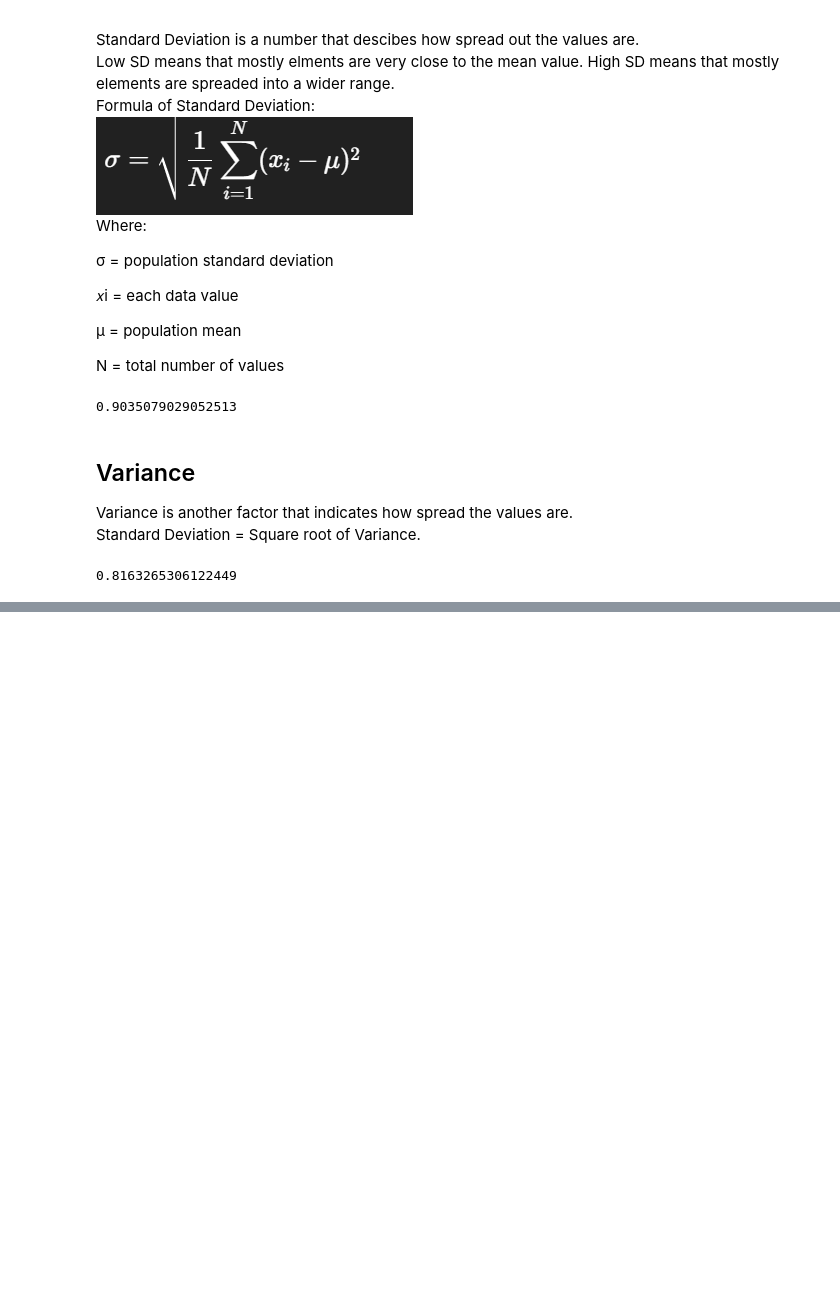
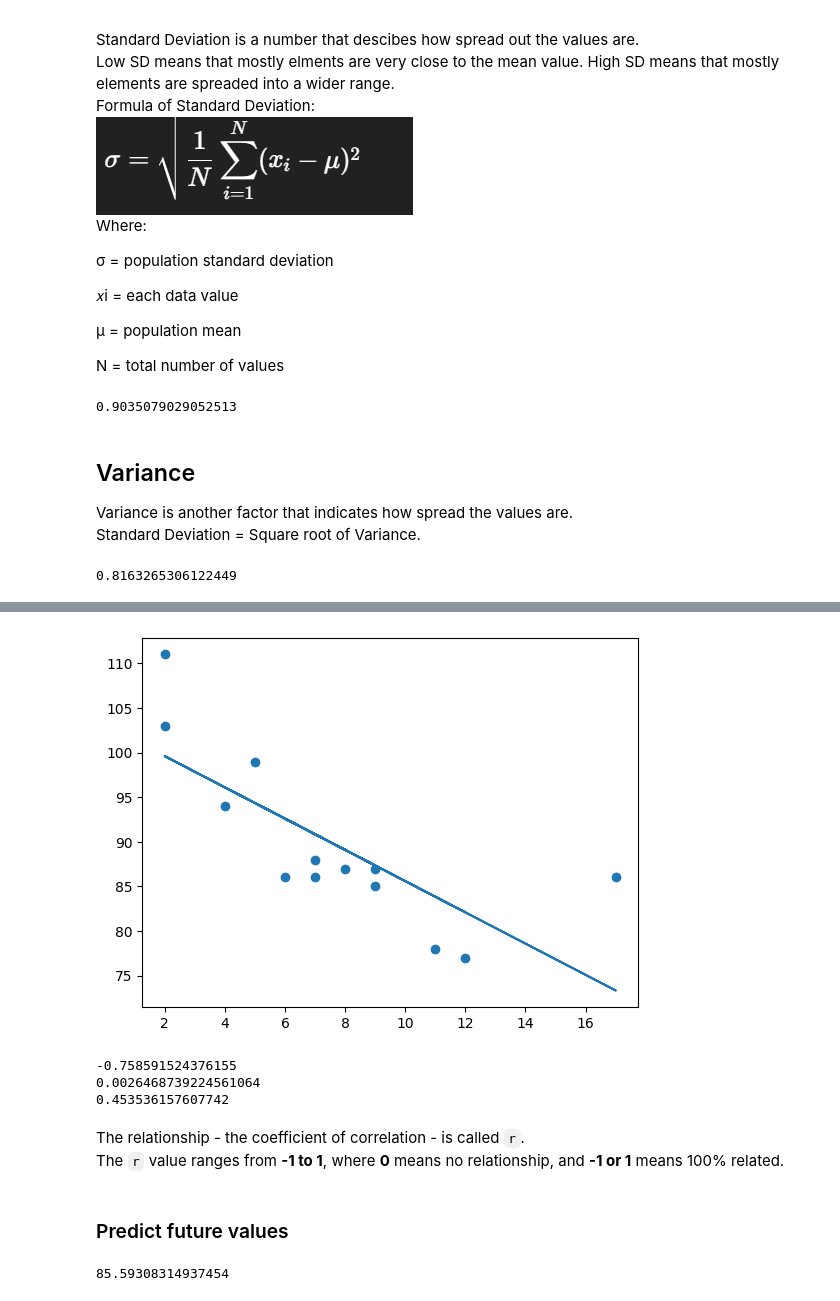
Before and after one commit to Vaibhavgoel123/Artificial-Intelligence, a Jupyter notebook: Machine_Learning.ipynb, the cells around one changed output, grey strips where cells are left out. Saved outputs shown, nothing was run; the diff lists cells and outputs as text; code cells hidden in the pictures; blank space fills up the shorter version.

````diff
--- a/Machine_Learning.ipynb
+++ b/Machine_Learning.ipynb
@@ -66,0 +96,29 @@ a
+# %%
+from scipy import stats
+slope, intercept, r, p, std_err = stats.linregress(x,y)
+def myFunc(x):
+  return slope*x + intercept # y = mx+c
+mymodel = list(map(myFunc,x))
+plt.scatter(x,y)
+plt.plot(x,mymodel)
+plt.show()
+# %% [output]
+[figure, added]
+# %%
+print(r)
+print(p)
+print(std_err)
+# %% [output]
+-0.758591524376155
+0.0026468739224561064
+0.453536157607742
+# %% [markdown]
+The relationship - the coefficient of correlation - is called ```r```.
+The ```r``` value ranges from **-1 to 1**, where **0** means no relationship, and **-1 or 1** means 100% related.
+# %% [markdown]
+### Predict future values
+# %%
+newpred = myFunc(10)
+print(newpred)
+# %% [output]
+85.59308314937454
````
Also changed, not shown: parts of 123 cells of this notebook.
